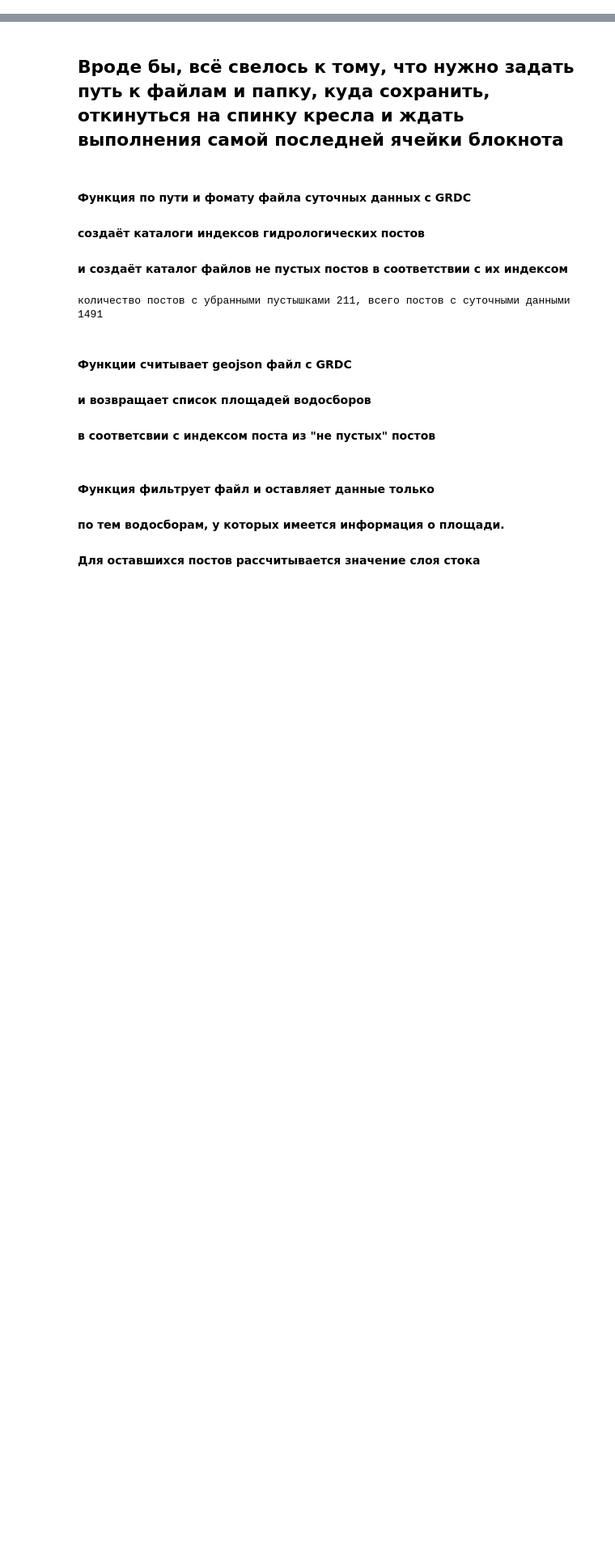
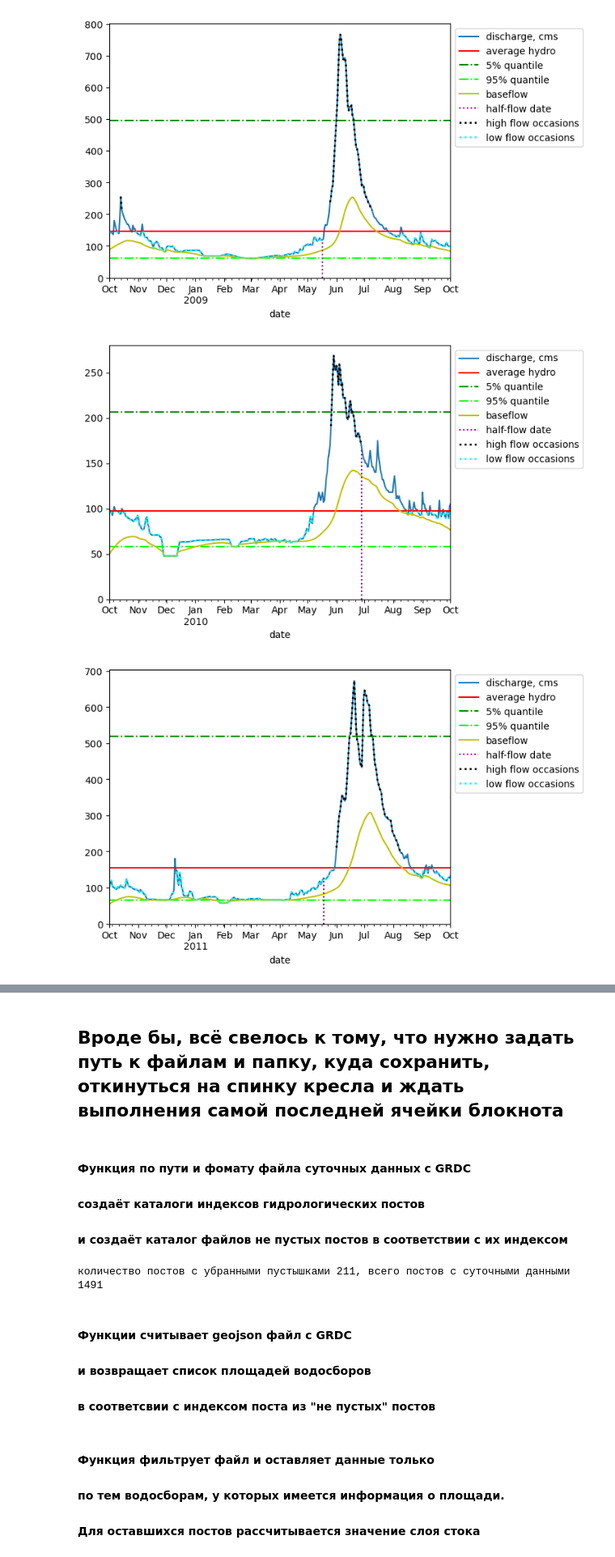
Before and after one commit to dmbrmv/camels_ru, a Jupyter notebook: hydro.ipynb, the cells around one changed output, grey strips where cells are left out. Shown at 81% size. Cells and saved outputs as stored; diff of their text form; code cells hidden in the pictures; blank space fills up the shorter version.

```diff
--- a/hydro.ipynb
+++ b/hydro.ipynb
@@ -7,0 +15,22 @@ import time
+# %%
+test_data = pd.read_csv('./data/discharge.csv',
+                        index_col='date')
+test_data.index = pd.to_datetime(test_data.index)
+
+test_data = test_data.dropna(axis=1)
+# %%
+hydro_years = split_by_hydro_year(test_data['2090'])
+calendar_years = split_by_year(test_data['2090'])
+# %%
+for year in hydro_years.keys():
+
+    hydro_year = hydro_years[year]
+    calendar_year = calendar_years[year]
+
+    hydro_job(hydro_year=hydro_year,
+              calendar_year=calendar_year)
+    plt.show()
+# %% [output]
+[figure, added]
+[figure, added]
+[figure, added]
```
Also changed, not shown: parts of 11 cells of this notebook, 2 other files.
